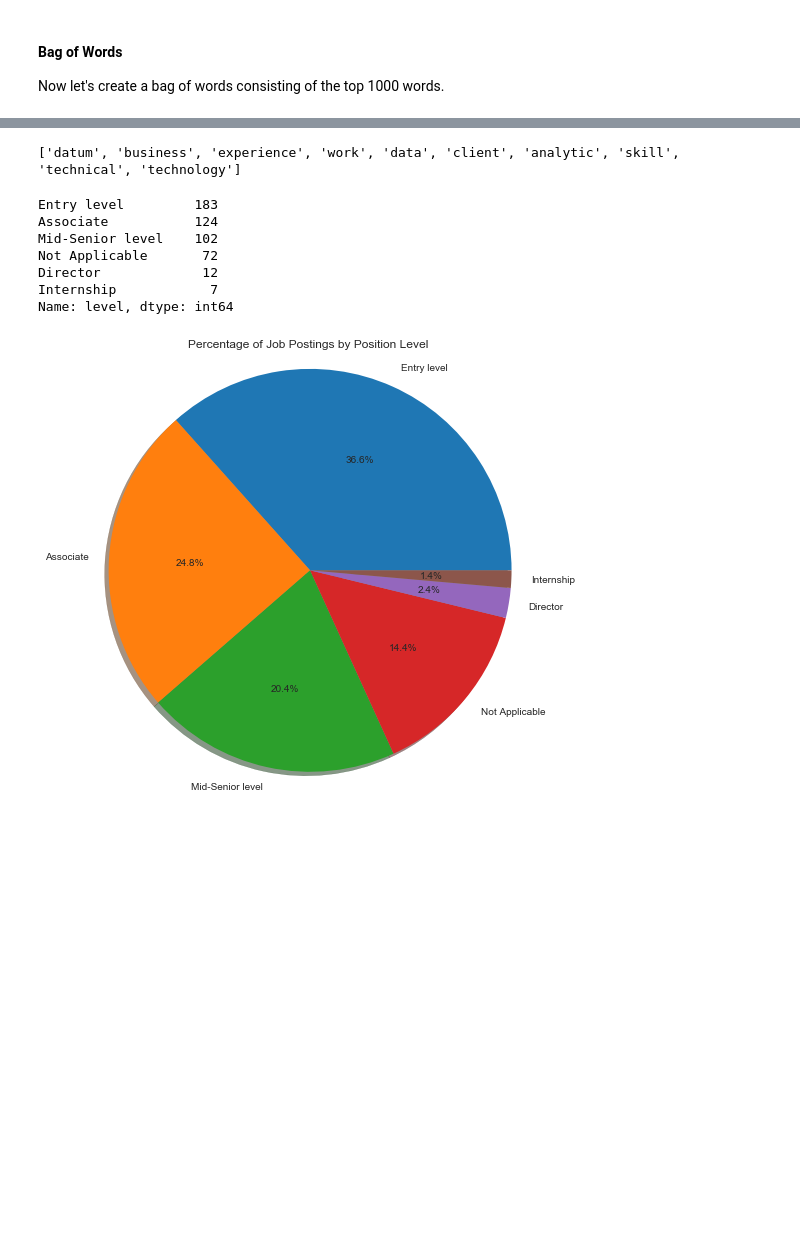
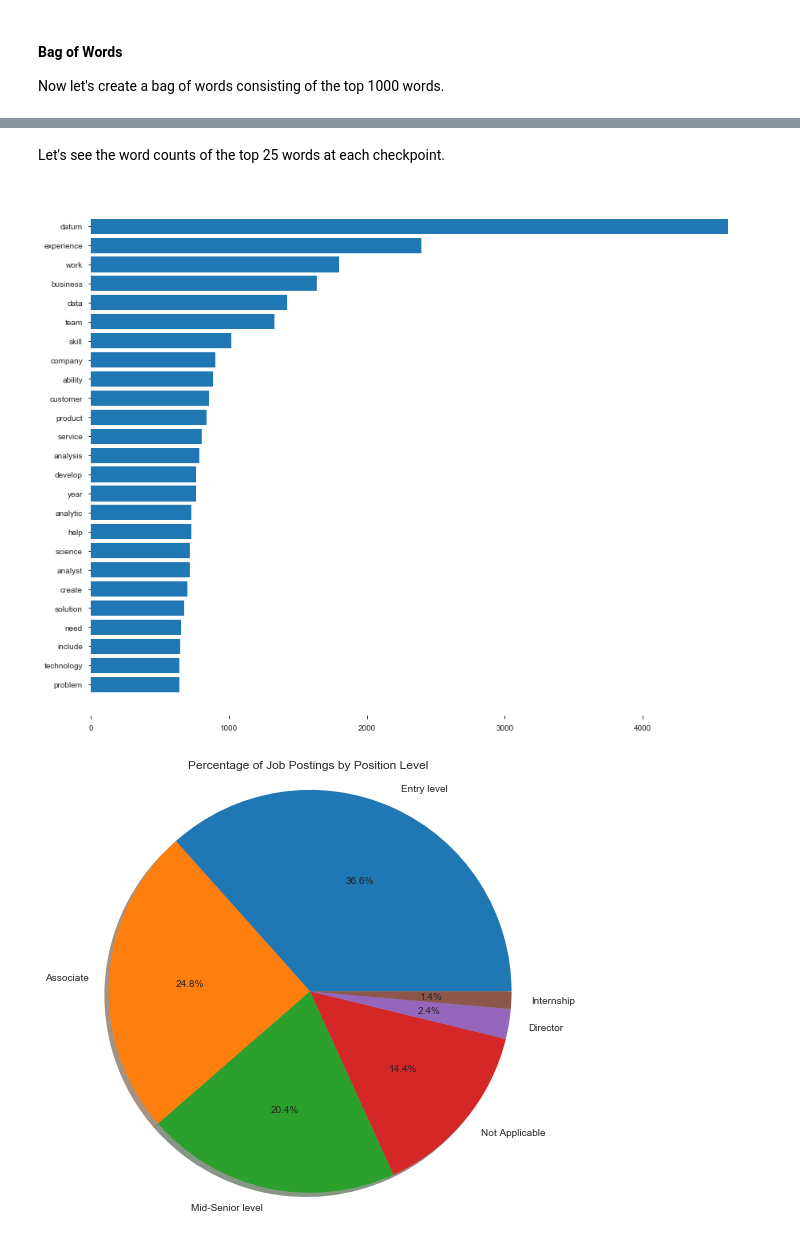
Before and after one commit to 26Jinx/SieveJobs, a Jupyter notebook: LinkedIn_Jobs_Data.ipynb, the cells around one changed output, grey strips where cells are left out. Saved outputs shown, nothing was run; the diff lists cells and outputs as text; code cells hidden in the pictures; blank space fills up the shorter version.

```diff
--- a/LinkedIn_Jobs_Data.ipynb
+++ b/LinkedIn_Jobs_Data.ipynb
@@ -289,5 +289,5 @@ For this model, the target variable will be the is_ds column and I will be using
 # %%
 nlp = spacy.load('en')
 # %%
-df = df.drop(columns=['parsed'])
-df.columns
+#df = df.drop(columns=['parsed'])
+#df.columns
@@ -331,15 +329,18 @@ Now let's create a bag of words consisting of the top 1000 words.
 # get most common words
 def bag_of_words(text, size):
     all_words = []
-    words_df = pd.DataFrame(columns=['word', 'count'])
+    rows = []
+    words_df = pd.DataFrame(columns=['checkpoint', 'word', 'count'])
 
     for i, doc in enumerate(text.tolist()):
 
         # create a dataframe with word counts at an interval
-        if i % 50 == 0 and i > 0:          # build df every 50 rows
-            top_words = Counter(all_words).most_common(10)
-            current_df = pd.DataFrame(top_words, columns=['word', 'count'])
-            words_df = words_df.append(current_df, ignore_index=True)
+        if i > 0 and i % 100 == 0 or i == len(text.tolist()):  # build df every 50 rows
+            top_words = Counter(all_words).most_common(25)
+
+            for item in top_words:
+                rows.append([i, item[0], item[1]])
+
         else:
             pass
 
@@ -350,11 +351,8 @@ def bag_of_words(text, size):
 
         bow = [item[0] for item in Counter(all_words).most_common(size)]
 
-    return words_df, bow
-    #return [item[0] for item in Counter(all_words).most_common(size)], words_df
+    return rows, bow
 # %%
 test = df.iloc[0:151].parsed
-t_df, t_bow = bag_of_words(test, 10)
-print(t_bow)
+t, t_bow = bag_of_words(test, 10)
+#print(t)
-# %% [output]
-['datum', 'business', 'experience', 'work', 'data', 'client', 'analytic', 'skill', 'technical', 'technology']
@@ -364,14 +359,33 @@ top1000 = bag_of_words(df.parsed, 1000)
+# %%
+# let's get top 500 and top 1000 to see which gets us better models
+top500, top500_bow = bag_of_words(df.parsed, 500)
+#top1000_df, top1000_bow = bag_of_words(df.parsed, 1000)
+# %%
+# create dataframe with the counts checkpoint data
+word_df = pd.DataFrame(top500, columns=['checkpoint', 'word', 'count'])
+#word_df.sample(10)
+# %% [markdown]
+Let's see the word counts of the top 25 words at each checkpoint.
+# %%
+f, ax = plt.subplots(figsize=(15, 12))
+
+data100 = word_df.loc[word_df['checkpoint']==100].sort_values(by='count', ascending=True)
+
+bar = ax.barh(data100['word'], data100['count'])
+
+def draw_barchart(checkpoint):
+
+    cp_df = word_df[word_df['checkpoint']==checkpoint].sort_values(by='count', ascending=True)
+    ax.clear()
+    ax.barh(cp_df['word'], cp_df['count'])
+    plt.box(False)
+
+draw_barchart(500)
+# %% [output]
+[figure, added]
 # %%
 lvl_cts = df['level'].value_counts()
 print(lvl_cts)
-# %% [output]
-Entry level         183
-Associate           124
-Mid-Senior level    102
-Not Applicable       72
-Director             12
-Internship            7
-Name: level, dtype: int64
 # %%
 # let's make a pie chart
 labels = lvl_cts.index.tolist()
```
Also changed, not shown: parts of 13 cells of this notebook.
